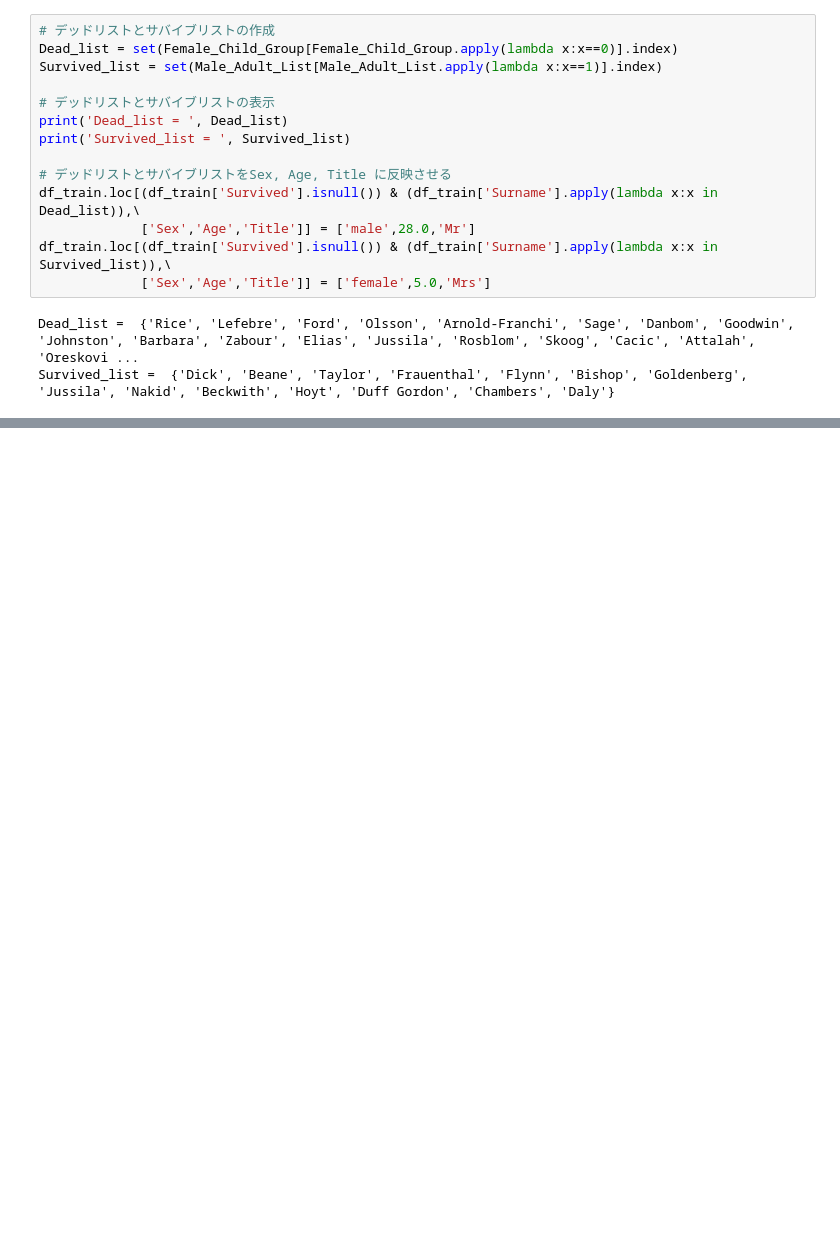
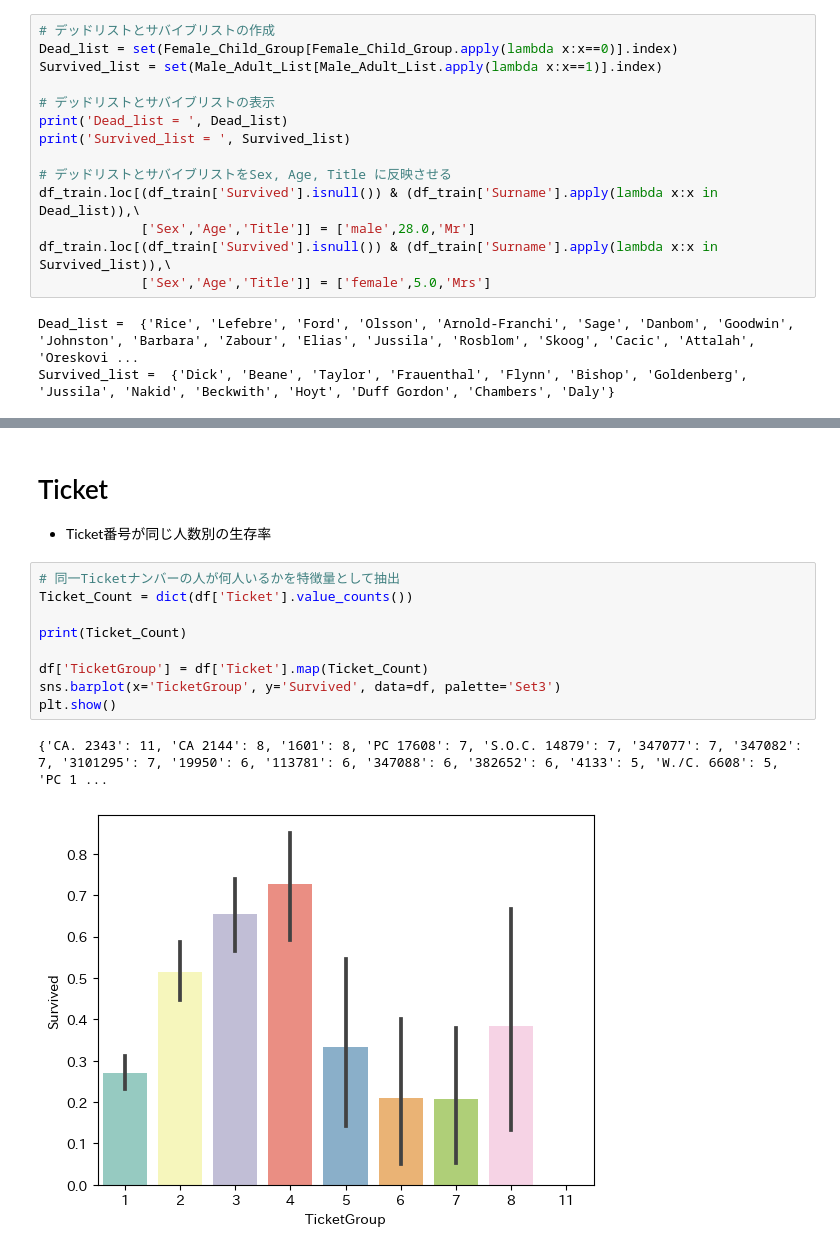
Before and after one commit to hogekoba/Kaggle, a Jupyter notebook: titanic/nb/003_analyse.ipynb, the cells around one changed output, grey strips where cells are left out. Saved outputs shown, nothing was run; the diff lists cells and outputs as text; blank space fills up the shorter version.

```diff
--- a/titanic/nb/003_analyse.ipynb
+++ b/titanic/nb/003_analyse.ipynb
@@ -289,0 +346,16 @@ Survived_list =  {'Dick', 'Beane', 'Taylor', 'Frauenthal', 'Flynn', 'Bishop', 'G
+# %% [markdown]
+# Ticket
+
+* Ticket番号が同じ人数別の生存率
+# %%
+# 同一Ticketナンバーの人が何人いるかを特徴量として抽出
+Ticket_Count = dict(df['Ticket'].value_counts())
+
+print(Ticket_Count)
+
+df['TicketGroup'] = df['Ticket'].map(Ticket_Count)
+sns.barplot(x='TicketGroup', y='Survived', data=df, palette='Set3')
+plt.show()
+# %% [output]
+{'CA. 2343': 11, 'CA 2144': 8, '1601': 8, 'PC 17608': 7, 'S.O.C. 14879': 7, '347077': 7, '347082': 7, '3101295': 7, '19950': 6, '113781': 6, '347088': 6, '382652': 6, '4133': 5, 'W./C. 6608': 5, 'PC 1 ...
+[figure, added]
```
Also changed, not shown: parts of 30 cells of this notebook, 4 other files.
